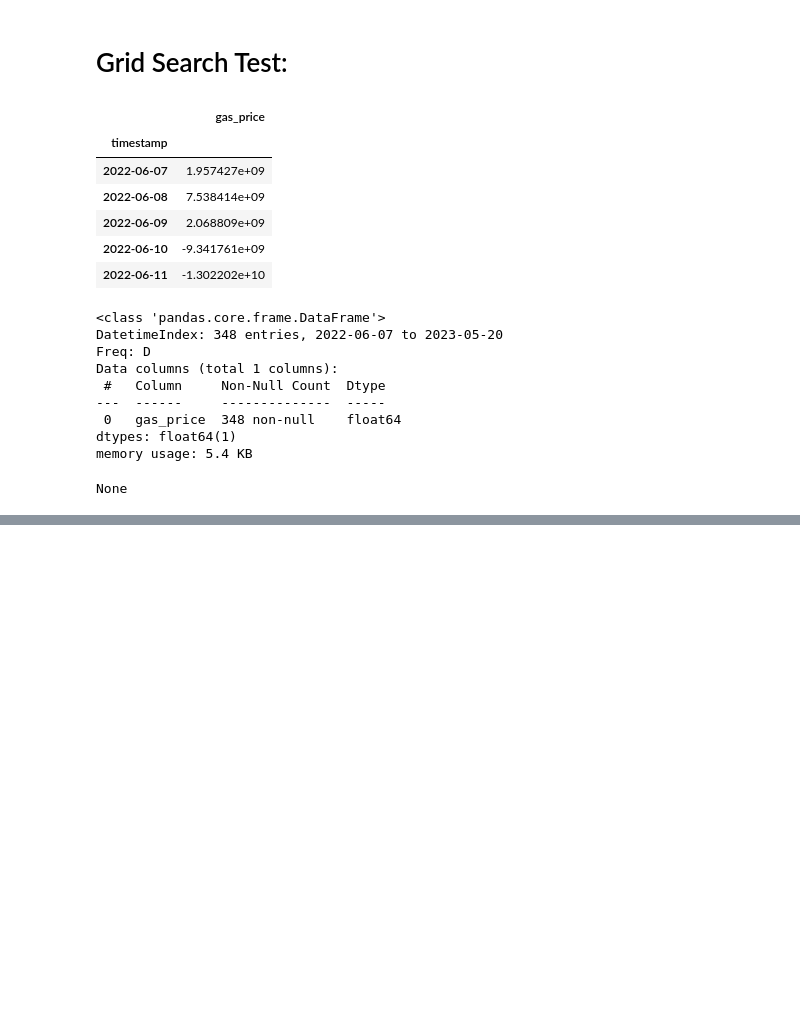
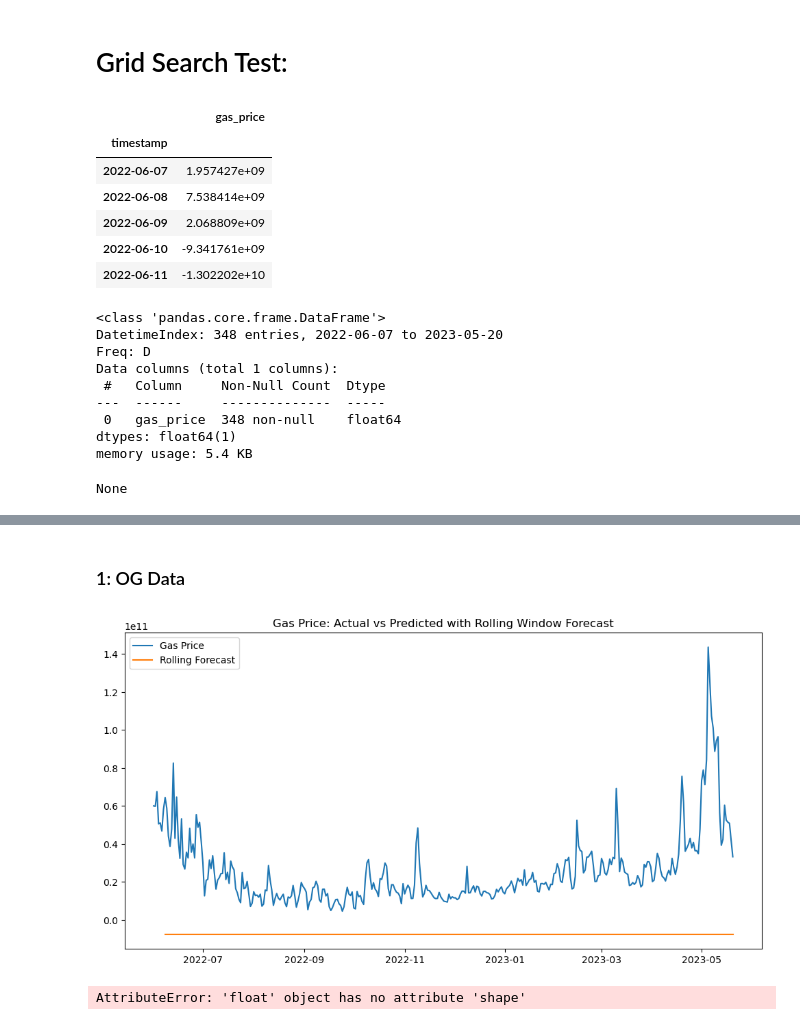
Before and after one commit to najibabounasr/AuthentiChain, a Jupyter notebook: alchemy_api.ipynb, the cells around one changed output, grey strips where cells are left out. Cells and saved outputs as stored; diff of their text form; code cells hidden in the pictures; blank space fills up the shorter version.

```diff
--- a/alchemy_api.ipynb
+++ b/alchemy_api.ipynb
@@ -861,0 +686,5 @@ plt.show()
+# %%
+test = pd.DataFrame(test)
+train = pd.DataFrame(train)
+display(test.head())
+display(train.head())
@@ -861,0 +755,43 @@ plt.show()
+# %%
+# Define a function for the rolling forecast using ARIMA model
+def arima_rolling_forecast(train, order, window_size=7):
+    """
+    Perform a rolling forecast using an ARIMA model with specified window size.
+    Parameters:
+    train (array-like): The training data.
+    order (tuple): The order of the ARIMA model.
+    window_size (int): The size of the rolling window.
+    Returns:
+    predictions (list): The forecasts for the test data.
+    """
+    predictions = []
+    for i in range(0, len(train) - window_size):
+        # Fit the ARIMA model on a window of data and make a one-step forecast
+        window_data = train[i: i + window_size]
+        yhat = best_rmse_model.forecast()[0]
+        # Add the forecast to the list of predictions
+        predictions.append(yhat)
+    return predictions
+# %% [markdown]
+### 1: OG Data
+# %%
+# Set the best order from the previous step
+order = (2, 2, 0)
+# Use the function to forecast the test data
+rolling_forecast = arima_rolling_forecast(daily_gas_price_df['gas_price'].values, order, window_size=7)
+# Add the rolling forecast to the DataFrame
+daily_gas_price_df['rolling_forecast'] = None
+daily_gas_price_df.loc[daily_gas_price_df.index[7:7+len(rolling_forecast)], 'rolling_forecast'] = rolling_forecast
+
+# Then plot it
+plt.figure(figsize=(12,6))
+plt.plot(daily_gas_price_df.index, daily_gas_price_df['gas_price'], label='Gas Price')
+plt.plot(daily_gas_price_df.index, daily_gas_price_df['rolling_forecast'], label='Rolling Forecast')
+plt.legend(loc='best')
+plt.title('Gas Price: Actual vs Predicted with Rolling Window Forecast')
+plt.show()
+# Display the correlation between the original data and the predicted values
+display(print("The correlation between the original data and the predictions is:",daily_gas_price_df['gas_price'].corr(daily_gas_price_df['rolling_forecast'])))
+# %% [output]
+[figure, added]
+AttributeError: 'float' object has no attribute 'shape'
```
Also changed, not shown: parts of 33 cells of this notebook, 12 other files.
